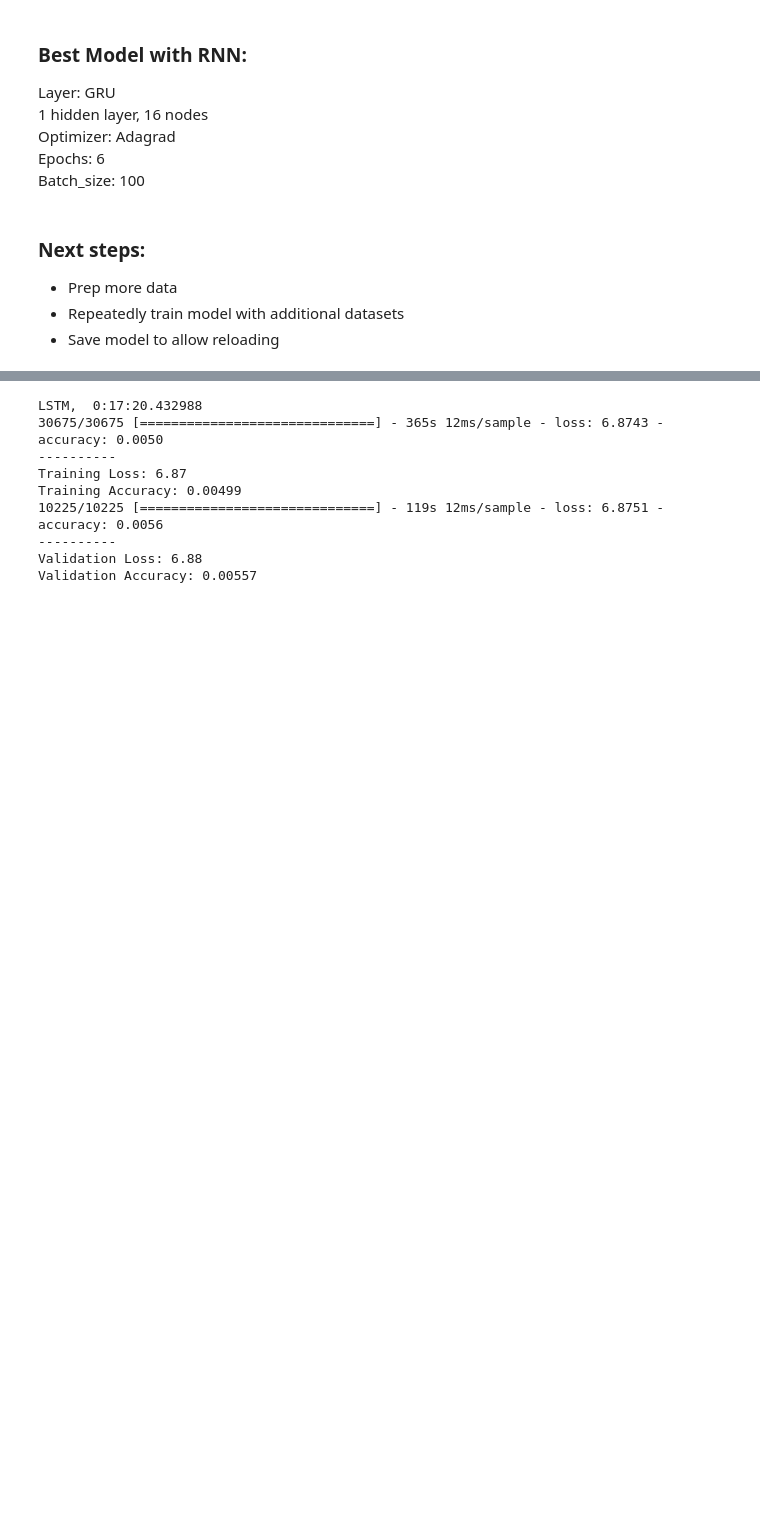
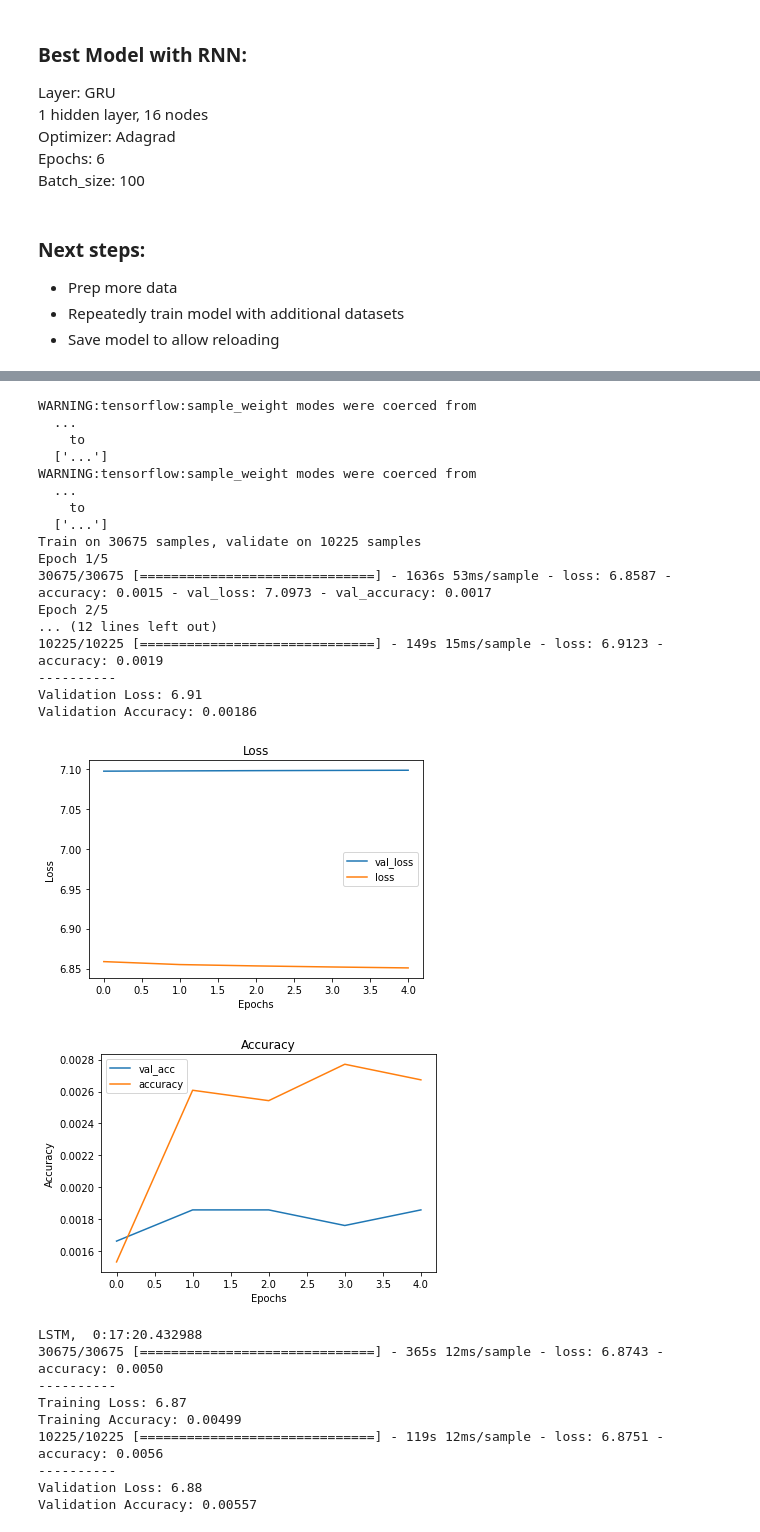
Before and after one commit to anbillinger/capstone, a Jupyter notebook: Model Testing-RNN.ipynb, the cells around one changed output, grey strips where cells are left out. Saved outputs shown, nothing was run; the diff lists cells and outputs as text; code cells hidden in the pictures; blank space fills up the shorter version.

```diff
--- a/Model Testing-RNN.ipynb
+++ b/Model Testing-RNN.ipynb
@@ -156,3 +245,41 @@ Batch_size: 100<br>
+# %%
+start = datetime.now()
+
+gru_res=gru.fit(X_train_final,y_train,epochs=5,batch_size=100,validation_data=(X_val_final,y_val),
+                class_weight = weight_dict_sorted,verbose=True)
+end=datetime.now()
+
+print('32 Nodes, time elapsed: ',end-start)
+results_train = gru.evaluate(X_train_final,y_train)
+print('----------')
+print(f'Training Loss: {results_train[0]:.3} \nTraining Accuracy: {results_train[1]:.3}')
+results_val = gru.evaluate(X_val_final,y_val)
+print('----------')
+print(f'Validation Loss: {results_val[0]:.3} \nValidation Accuracy: {results_val[1]:.3}')
+
+visualize_training_results(gru_res)
+
+gru.save_weights('saved_models/',save_format='h5')
+# %% [output]
+WARNING:tensorflow:sample_weight modes were coerced from
+  ...
+    to
+  ['...']
+WARNING:tensorflow:sample_weight modes were coerced from
+  ...
+    to
+  ['...']
+Train on 30675 samples, validate on 10225 samples
+Epoch 1/5
+30675/30675 [==============================] - 1636s 53ms/sample - loss: 6.8587 - accuracy: 0.0015 - val_loss: 7.0973 - val_accuracy: 0.0017
+Epoch 2/5
+... (12 lines left out)
+10225/10225 [==============================] - 149s 15ms/sample - loss: 6.9123 - accuracy: 0.0019
+----------
+Validation Loss: 6.91
+Validation Accuracy: 0.00186
+[figure, added]
+[figure, added]
 # %%
 '''start = datetime.now()
 lstm = keras.models.Sequential()
```
Also changed, not shown: parts of 9 cells of this notebook, 19 other files.
